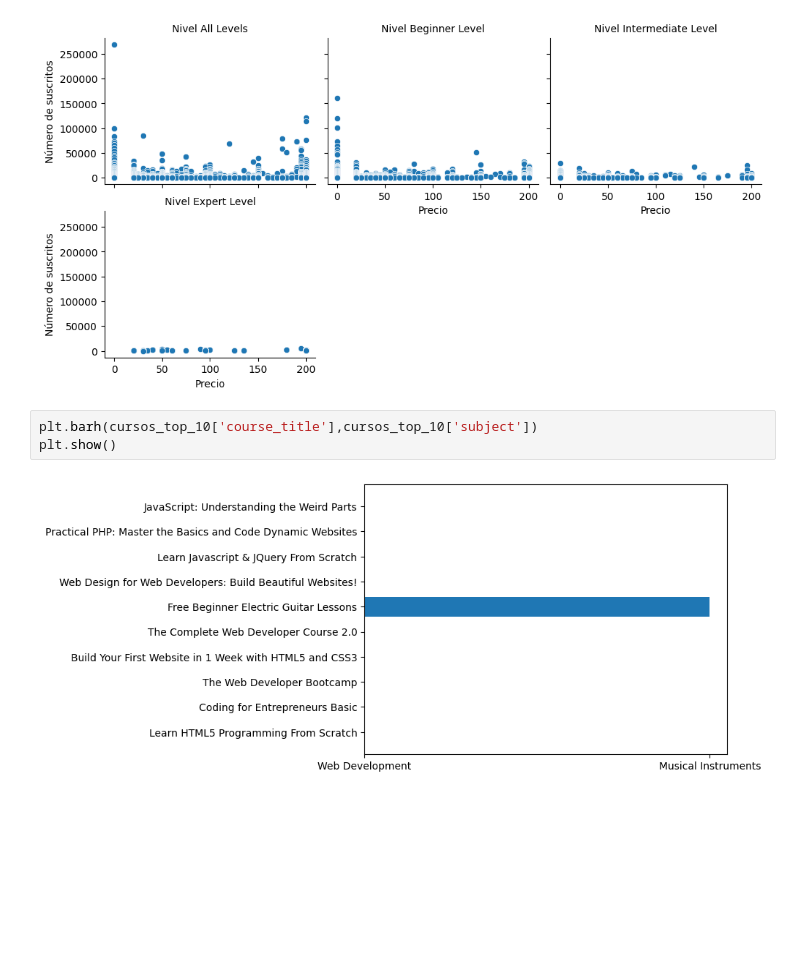
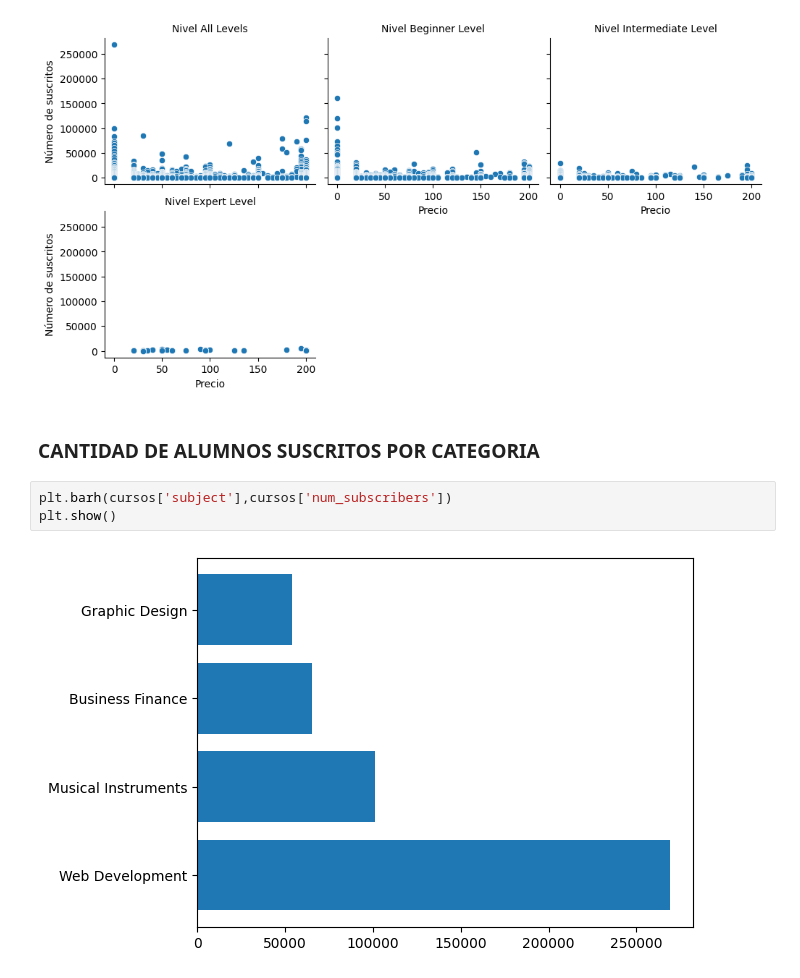
Before and after one commit to pedroOria/PI02_data_analitics, a Jupyter notebook: EDA_udemy.ipynb, the cells around one changed output. Cells and saved outputs as stored; diff of their text form; blank space fills up the shorter version.

```diff
--- a/EDA_udemy.ipynb
+++ b/EDA_udemy.ipynb
@@ -94,8 +113,10 @@ g.fig.set_figwidth(10)
 plt.show()
 # %% [output]
 [figure]
+# %% [markdown]
+### CANTIDAD DE ALUMNOS SUSCRITOS POR CATEGORIA
 # %%
-plt.barh(cursos_top_10['course_title'],cursos_top_10['subject'])
+plt.barh(cursos['subject'],cursos['num_subscribers'])
 plt.show()
 # %% [output]
-[figure, old version]
+[figure, new version]
```
Also changed, not shown: parts of 11 cells of this notebook, 1 other file.
